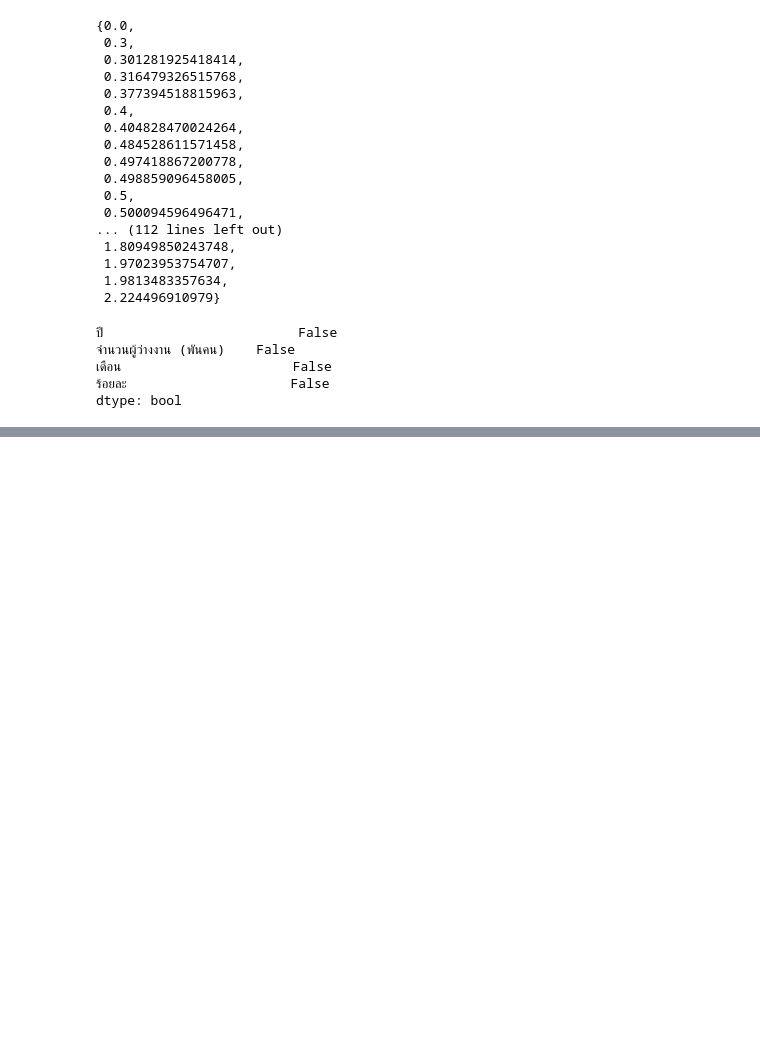
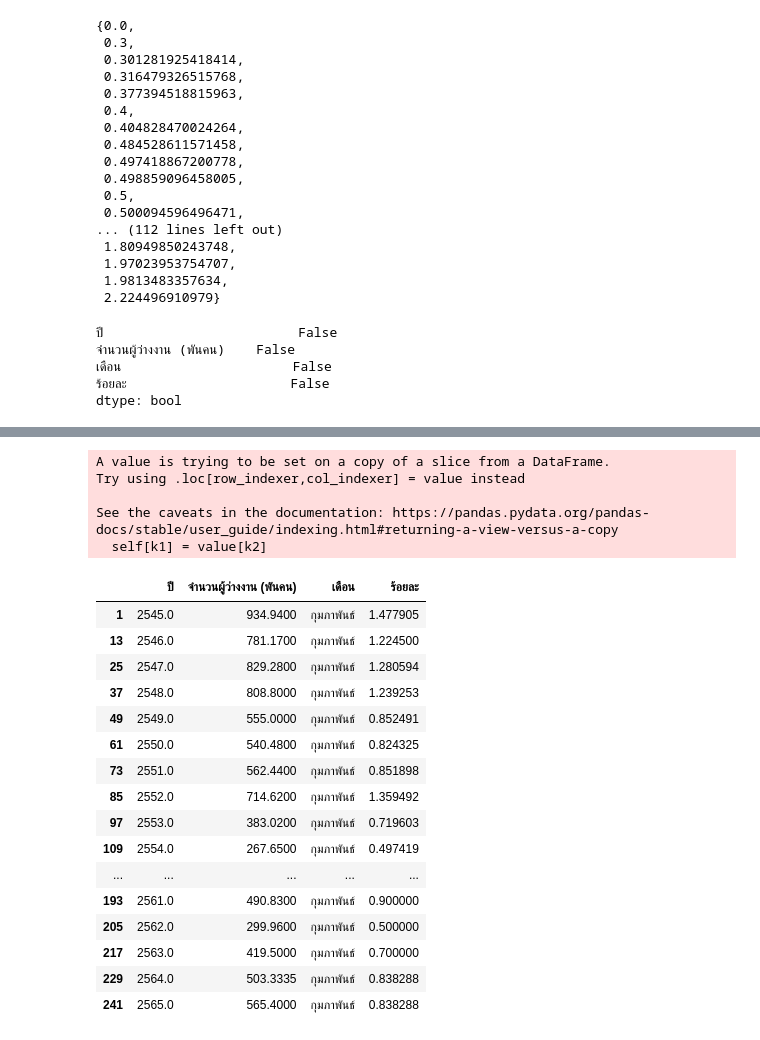
Before and after one commit to Jittiya/Co-operative-Education-Science., a Jupyter notebook: Forecast_unemplloyment.ipynb, the cells around one changed output, grey strips where cells are left out. Saved outputs shown, nothing was run; the diff lists cells and outputs as text; code cells hidden in the pictures; blank space fills up the shorter version.

```diff
--- a/Forecast_unemplloyment.ipynb
+++ b/Forecast_unemplloyment.ipynb
@@ -154,0 +272,36 @@ dtype: bool
+# %%
+# หา mean
+avg_unemploy2 = data2[['จำนวนผู้ว่างงาน (พันคน)']].mean()
+# เติม mean ลงไปแทนค่า missing
+data2[['จำนวนผู้ว่างงาน (พันคน)']] = data2[['จำนวนผู้ว่างงาน (พันคน)']].fillna(avg_unemploy2)
+# %% [output]
+A value is trying to be set on a copy of a slice from a DataFrame.
+Try using .loc[row_indexer,col_indexer] = value instead
+
+See the caveats in the documentation: https://pandas.pydata.org/pandas-docs/stable/user_guide/indexing.html#returning-a-view-versus-a-copy
+  self[k1] = value[k2]
+# %%
+# หา mean
+avg_Per2 = data2[['ร้อยละ']].mean()
+# เติม mean ลงไปแทนค่า missing
+data2[['ร้อยละ']] = data2[['ร้อยละ']].fillna(avg_Per2)
+# %%
+data2
+# %% [output]
+|  | ปี | จำนวนผู้ว่างงาน (พันคน) | เดือน | ร้อยละ |
+| 1 | 2545.0 | 934.9400 | กุมภาพันธ์ | 1.477905 |
+| 13 | 2546.0 | 781.1700 | กุมภาพันธ์ | 1.224500 |
+| 25 | 2547.0 | 829.2800 | กุมภาพันธ์ | 1.280594 |
+| 37 | 2548.0 | 808.8000 | กุมภาพันธ์ | 1.239253 |
+| 49 | 2549.0 | 555.0000 | กุมภาพันธ์ | 0.852491 |
+| 61 | 2550.0 | 540.4800 | กุมภาพันธ์ | 0.824325 |
+| 73 | 2551.0 | 562.4400 | กุมภาพันธ์ | 0.851898 |
+| 85 | 2552.0 | 714.6200 | กุมภาพันธ์ | 1.359492 |
+| 97 | 2553.0 | 383.0200 | กุมภาพันธ์ | 0.719603 |
+| 109 | 2554.0 | 267.6500 | กุมภาพันธ์ | 0.497419 |
+| ... | ... | ... | ... | ... |
+| 193 | 2561.0 | 490.8300 | กุมภาพันธ์ | 0.900000 |
+| 205 | 2562.0 | 299.9600 | กุมภาพันธ์ | 0.500000 |
+| 217 | 2563.0 | 419.5000 | กุมภาพันธ์ | 0.700000 |
+| 229 | 2564.0 | 503.3335 | กุมภาพันธ์ | 0.838288 |
+| 241 | 2565.0 | 565.4000 | กุมภาพันธ์ | 0.838288 |
```
Also changed, not shown: parts of 49 cells of this notebook.
